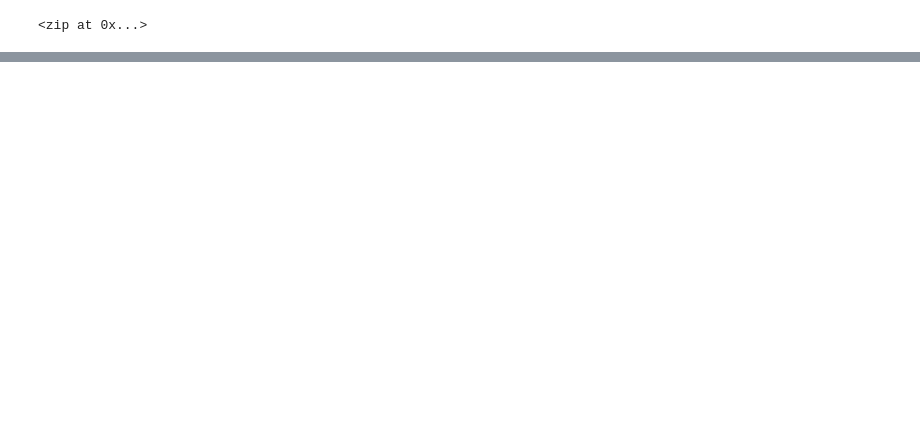
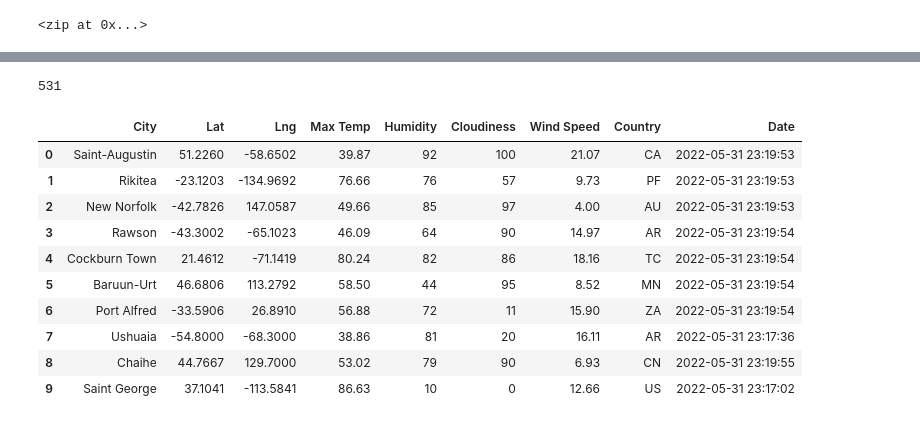
Before and after one commit to benniehana111/World_Weather_Analysis, a Jupyter notebook: WeatherPy.ipynb, the cells around one changed output, grey strips where cells are left out. Drawn from its saved outputs; the diff is of its cells as text; code cells hidden in the pictures; blank space fills up the shorter version.

```diff
--- a/WeatherPy.ipynb
+++ b/WeatherPy.ipynb
@@ -54,0 +61,4 @@ len(cities)
+# %%
+# Starting URL for Weather Map API Call.
+url = "http://api.openweathermap.org/data/2.5/weather?units=Imperial&APPID=" + weather_api_key
+print(url)
@@ -54,0 +67,4 @@ len(cities)
+# %%
+# Create an endpoint URL for a city.
+city_url = url + "&q=" + "Boston"
+print(city_url)
@@ -54,0 +73,4 @@ len(cities)
+# %%
+# Make a 'Get' request for the city weather.
+city_weather = requests.get(city_url)
+city_weather
@@ -54,0 +163,20 @@ len(cities)
+# %%
+len(city_data)
+# %% [output]
+531
+# %%
+# Convert the array of dictionaries to a Pandas DataFrame.
+city_data_df = pd.DataFrame(city_data)
+city_data_df.head(10)
+# %% [output]
+|  | City | Lat | Lng | Max Temp | Humidity | Cloudiness | Wind Speed | Country | Date |
+| 0 | Saint-Augustin | 51.2260 | -58.6502 | 39.87 | 92 | 100 | 21.07 | CA | 2022-05-31 23:19:53 |
+| 1 | Rikitea | -23.1203 | -134.9692 | 76.66 | 76 | 57 | 9.73 | PF | 2022-05-31 23:19:53 |
+| 2 | New Norfolk | -42.7826 | 147.0587 | 49.66 | 85 | 97 | 4.00 | AU | 2022-05-31 23:19:53 |
+| 3 | Rawson | -43.3002 | -65.1023 | 46.09 | 64 | 90 | 14.97 | AR | 2022-05-31 23:19:54 |
+| 4 | Cockburn Town | 21.4612 | -71.1419 | 80.24 | 82 | 86 | 18.16 | TC | 2022-05-31 23:19:54 |
+| 5 | Baruun-Urt | 46.6806 | 113.2792 | 58.50 | 44 | 95 | 8.52 | MN | 2022-05-31 23:19:54 |
+| 6 | Port Alfred | -33.5906 | 26.8910 | 56.88 | 72 | 11 | 15.90 | ZA | 2022-05-31 23:19:54 |
+| 7 | Ushuaia | -54.8000 | -68.3000 | 38.86 | 81 | 20 | 16.11 | AR | 2022-05-31 23:17:36 |
+| 8 | Chaihe | 44.7667 | 129.7000 | 53.02 | 79 | 90 | 6.93 | CN | 2022-05-31 23:19:55 |
+| 9 | Saint George | 37.1041 | -113.5841 | 86.63 | 10 | 0 | 12.66 | US | 2022-05-31 23:17:02 |
```
Also changed, not shown: parts of 10 cells of this notebook, 3 other files.
